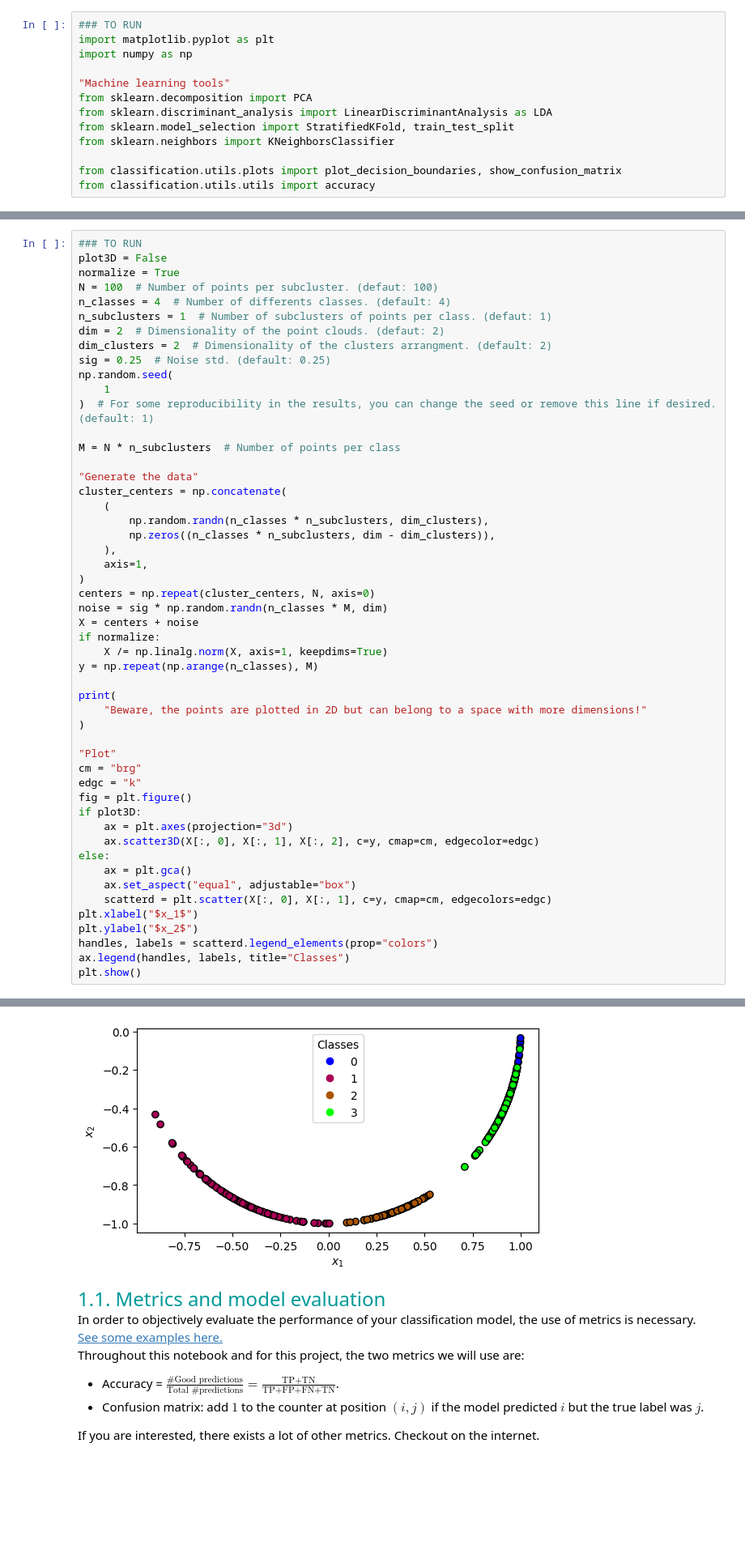
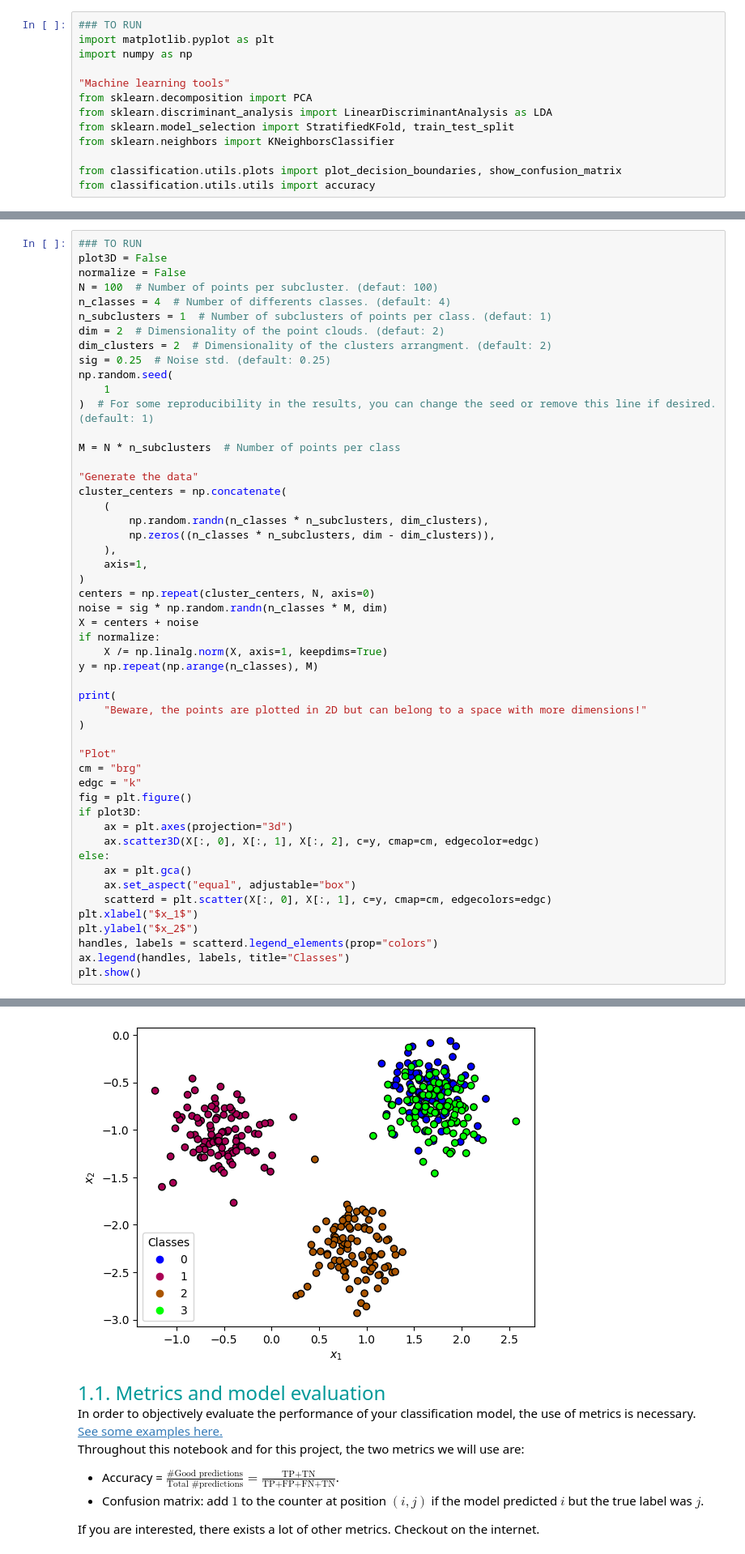
Before and after one commit to praticalmango/LELEC210X-groupef, a Jupyter notebook: classification/h5a1_toy.ipynb, the cells around one changed output, grey strips where cells are left out. Shown at 81% size. Saved outputs shown, nothing was run; the diff lists cells and outputs as text; blank space fills up the shorter version.

```diff
--- a/classification/h5a1_toy.ipynb
+++ b/classification/h5a1_toy.ipynb
@@ -51,7 +51,7 @@ with $\boldsymbol x_i \in \mathbb R^p$ the feature vector of the $i$-th sample w
 # %%
 ### TO RUN
 plot3D = False
-normalize = True
+normalize = False
 N = 100  # Number of points per subcluster. (defaut: 100)
 n_classes = 4  # Number of differents classes. (default: 4)
 n_subclusters = 1  # Number of subclusters of points per class. (defaut: 1)
@@ -74,34 +74,34 @@ cluster_centers = np.concatenate(
 )
 centers = np.repeat(cluster_centers, N, axis=0)
 noise = sig * np.random.randn(n_classes * M, dim)
 X = centers + noise
 if normalize:
     X /= np.linalg.norm(X, axis=1, keepdims=True)
 y = np.repeat(np.arange(n_classes), M)
 
 print(
     "Beware, the points are plotted in 2D but can belong to a space with more dimensions!"
 )
 
 "Plot"
 cm = "brg"
 edgc = "k"
 fig = plt.figure()
 if plot3D:
     ax = plt.axes(projection="3d")
     ax.scatter3D(X[:, 0], X[:, 1], X[:, 2], c=y, cmap=cm, edgecolor=edgc)
 else:
     ax = plt.gca()
     ax.set_aspect("equal", adjustable="box")
     scatterd = plt.scatter(X[:, 0], X[:, 1], c=y, cmap=cm, edgecolors=edgc)
 plt.xlabel("$x_1$")
 plt.ylabel("$x_2$")
 handles, labels = scatterd.legend_elements(prop="colors")
 ax.legend(handles, labels, title="Classes")
 plt.show()
 # %% [output]
 Beware, the points are plotted in 2D but can belong to a space with more dimensions!
-[figure, old version]
+[figure, new version]
 # %% [markdown]
 <font size=5 color=#009999> 1.1. Metrics and model evaluation </font> <br>
 In order to objectively evaluate the performance of your classification model, the use of metrics is necessary.
```
Also changed, not shown: parts of 4 cells of this notebook, 5 other files.
